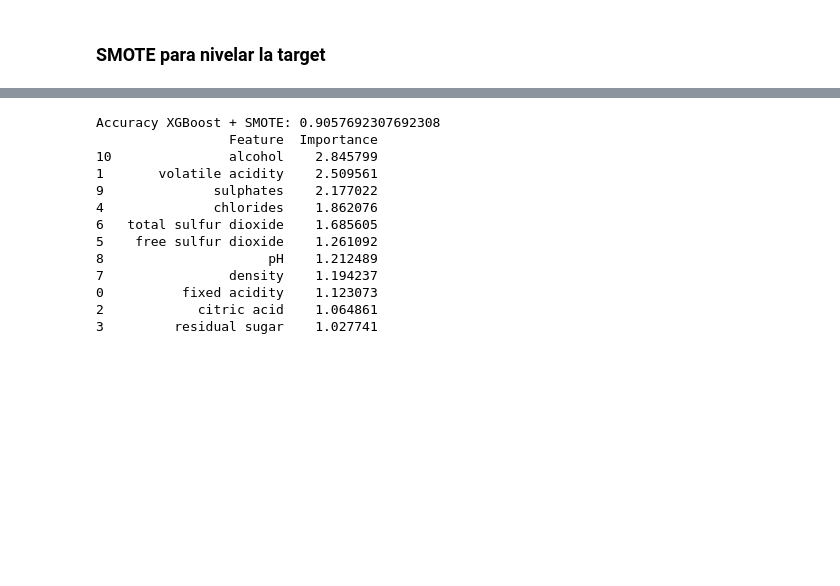
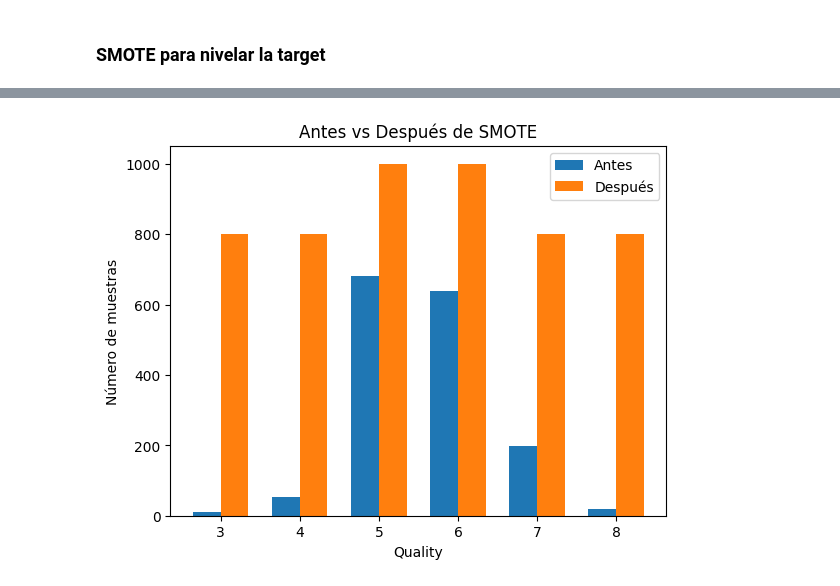
Before and after one commit to itxas77/Red_wine_quality, a Jupyter notebook: notebooks/01_LimpiezaEDA.ipynb, the cells around one changed output, grey strips where cells are left out. Cells and saved outputs as stored; diff of their text form; code cells hidden in the pictures; blank space fills up the shorter version.

```diff
--- a/notebooks/01_LimpiezaEDA.ipynb
+++ b/notebooks/01_LimpiezaEDA.ipynb
@@ -153,52 +158,16 @@ print(df_comparison)
-# %%
-X_train, X_test, y_train, y_test = train_test_split(
-    X_res,
-    y_res,
-    test_size=0.2,
-    random_state=11,
-    stratify=y_res
-)
-xgb_model = xgb.XGBClassifier(
-    objective="multi:softprob",
-    num_class=len(np.unique(y_res)),
-    eval_metric="mlogloss",
-    learning_rate=0.1,
-    max_depth=6,
-    n_estimators=300,
-    subsample=0.9,
-    colsample_bytree=0.8,
-    random_state=42,
-    n_jobs=-1
-)
-
-xgb_model.fit(X_train, y_train)
-
-y_pred = xgb_model.predict(X_test)
-
-print("Accuracy XGBoost + SMOTE:",
-      accuracy_score(y_test, y_pred))
-
-importances = xgb_model.get_booster().get_score(importance_type="gain")
-
-feat_imp = (
-    pd.DataFrame(importances.items(), columns=["Feature", "Importance"])
-      .sort_values(by="Importance", ascending=False))
-
-print(feat_imp)
-
-with open("xgboost_smote_final.pkl", "wb") as f:
-    pickle.dump({"model": xgb_model,"label_encoder": le},f)
-# %% [output]
-Accuracy XGBoost + SMOTE: 0.9057692307692308
-                 Feature  Importance
-10               alcohol    2.845799
-1       volatile acidity    2.509561
-9              sulphates    2.177022
-4              chlorides    1.862076
-6   total sulfur dioxide    1.685605
-5    free sulfur dioxide    1.261092
-8                     pH    1.212489
-7                density    1.194237
-0          fixed acidity    1.123073
-2            citric acid    1.064861
-3         residual sugar    1.027741
+# %%
+x = np.arange(len(df_comparison))
+width = 0.35
+
+plt.figure()
+plt.bar(x - width/2, df_comparison["n_samples_before"], width, label="Antes")
+plt.bar(x + width/2, df_comparison["n_samples_after"], width, label="Después")
+
+plt.xticks(x, df_comparison["quality_real"])
+plt.xlabel("Quality")
+plt.ylabel("Número de muestras")
+plt.title("Antes vs Después de SMOTE")
+plt.legend()
+plt.show()
+# %% [output]
+[figure, added]
```
Also changed, not shown: parts of 7 cells of this notebook, 11 other files.
